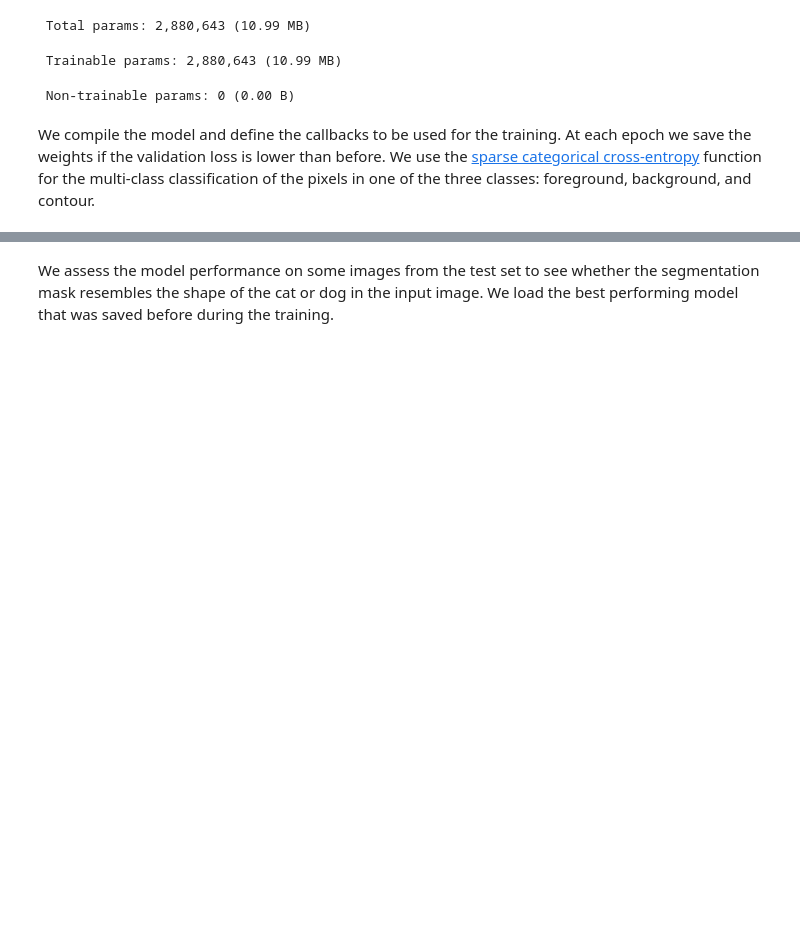
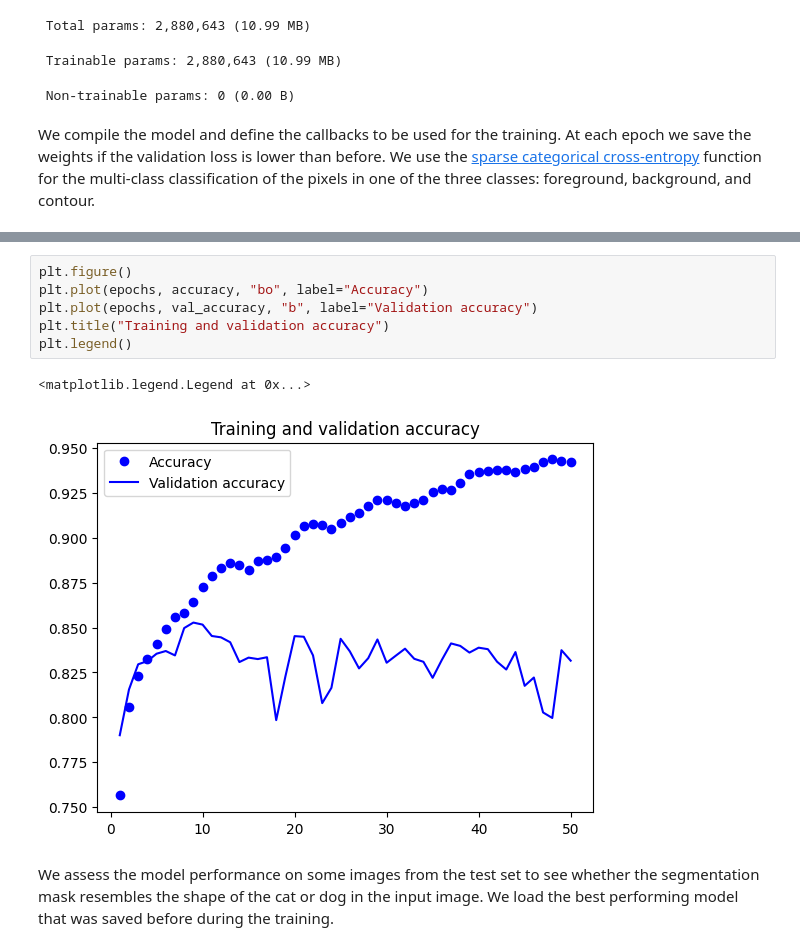
Before and after one commit to luigiselmi/dl_tensorflow, a Jupyter notebook: experiments/advanced_computer_vision_v2.ipynb, the cells around one changed output, grey strips where cells are left out. Cells and saved outputs as stored; diff of their text form; blank space fills up the shorter version.

```diff
--- a/experiments/advanced_computer_vision_v2.ipynb
+++ b/experiments/advanced_computer_vision_v2.ipynb
@@ -246,2 +270,11 @@ plt.legend()
+# %%
+plt.figure()
+plt.plot(epochs, accuracy, "bo", label="Accuracy")
+plt.plot(epochs, val_accuracy, "b", label="Validation accuracy")
+plt.title("Training and validation accuracy")
+plt.legend()
+# %% [output]
+<matplotlib.legend.Legend at 0x...>
+[figure, added]
 # %% [markdown]
 We assess the model performance on some images from the test set to see whether the segmentation mask resembles the shape of the cat or dog in the input image. We load the best performing model that was saved before during the training.
```
Also changed, not shown: parts of 21 cells of this notebook.
